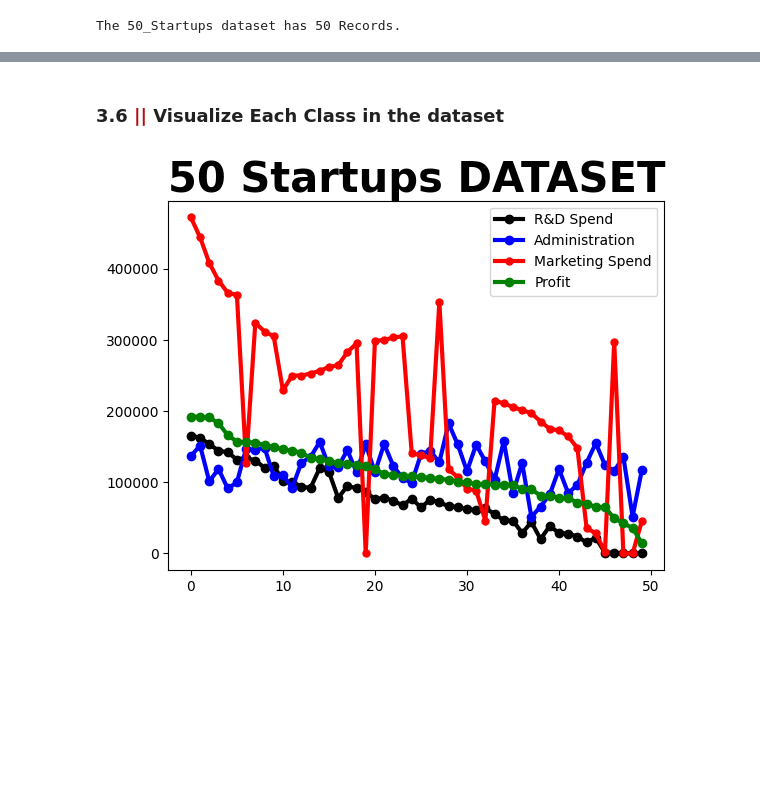
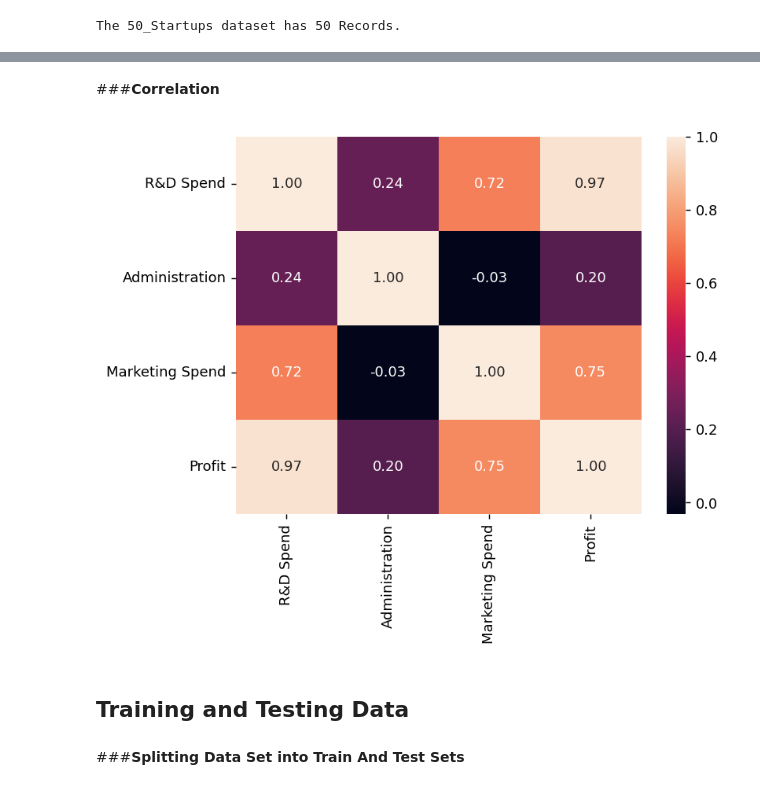
Before and after one commit to adamusengamana/Project_-50_Companies_Model-, a Jupyter notebook: Project_50_Companies_Model.ipynb, the cells around one changed output, grey strips where cells are left out. Drawn from its saved outputs; the diff is of its cells as text; code cells hidden in the pictures; blank space fills up the shorter version.

```diff
--- a/Project_50_Companies_Model.ipynb
+++ b/Project_50_Companies_Model.ipynb
@@ -104 +212,15 @@ print(df.shape)
+# %% [markdown]
+###**Correlation**
+# %%
+corr = df.corr()
+
+plt.figure(dpi=130)
+sns.heatmap(df.corr(), annot=True, fmt= '.2f')
+plt.show()
+# %% [output]
+[figure, added]
+# %% [markdown]
+## **Training and Testing Data**
+# %% [markdown]
+###**Splitting Data Set into Train And Test Sets**
 # %%
@@ -107,16 +228,0 @@ print(df['R&D Spend'])
-# %% [markdown]
-<a id="3.6"></a>
-### <b>3.6 <span style='color:#B21010'>||</span> Visualize Each Class in the dataset</b>
-# %%
-
-import numpy as np
-
-plt.plot(df['R&D Spend'],c='black',marker='.',linewidth=3, markersize=12,label='R&D Spend')
-plt.plot(df['Administration'],c='blue',marker='.',linewidth=3, markersize=12,label='Administration')
-plt.plot(df['Marketing Spend'],c='red',marker='.',linewidth=3, markersize=10,label='Marketing Spend')
-plt.plot(df['Profit'],c='green',marker='.',linewidth=3, markersize=12,label='Profit')
-plt.title('50 Startups DATASET',fontdict={'fontsize': 30,'fontweight': 700,})
-plt.legend()
-plt.show()
-# %% [output]
-[figure, removed]
```
Also changed, not shown: parts of 31 cells of this notebook.
